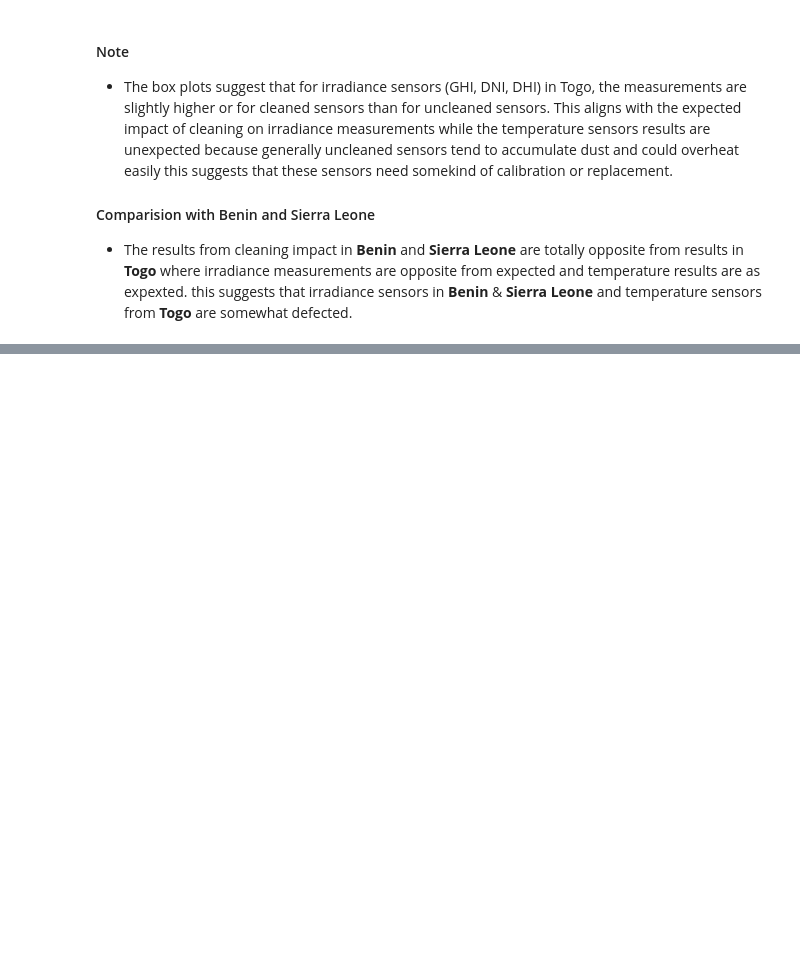
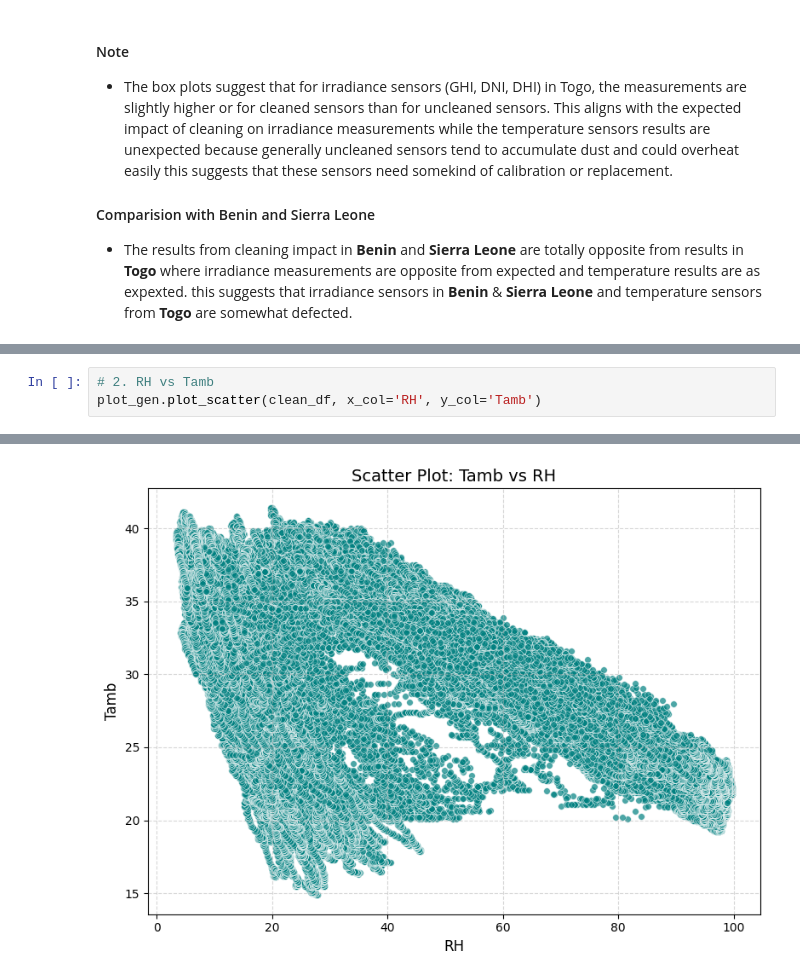
Before and after one commit to Ty-Miki/solar-challenge-week0, a Jupyter notebook: notebooks/eda_togo.ipynb, the cells around one changed output, grey strips where cells are left out. Cells and saved outputs as stored; diff of their text form; blank space fills up the shorter version.

```diff
--- a/notebooks/eda_togo.ipynb
+++ b/notebooks/eda_togo.ipynb
@@ -345,0 +373,4 @@ plot_gen.plot_box_grouped(clean_df, columns=["GHI", "DNI", "DHI", "Tamb"], group
+# %%
+# 2. RH vs Tamb
+plot_gen.plot_scatter(clean_df, x_col='RH', y_col='Tamb')
+# %% [output]
@@ -345,0 +378 @@ plot_gen.plot_box_grouped(clean_df, columns=["GHI", "DNI", "DHI", "Tamb"], group
+[figure, added]
```
Also changed, not shown: parts of 8 cells of this notebook.
